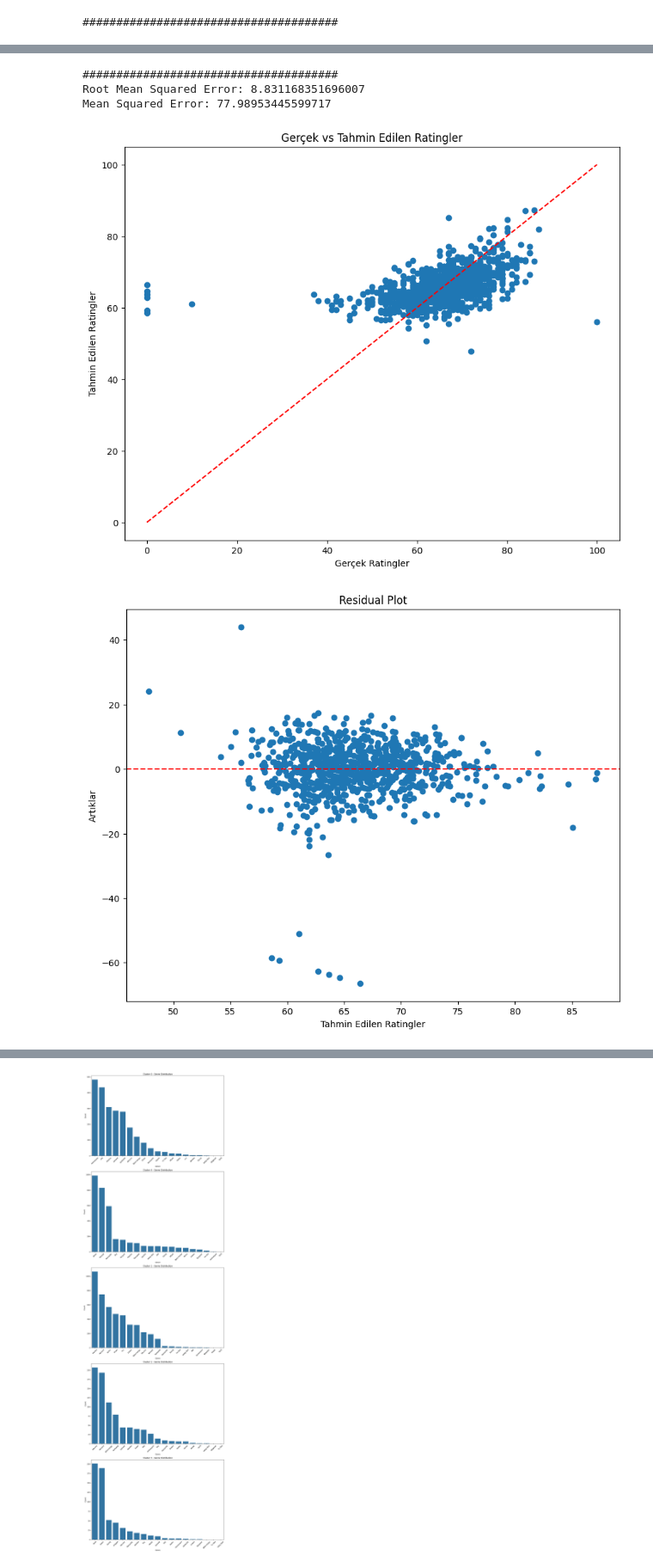
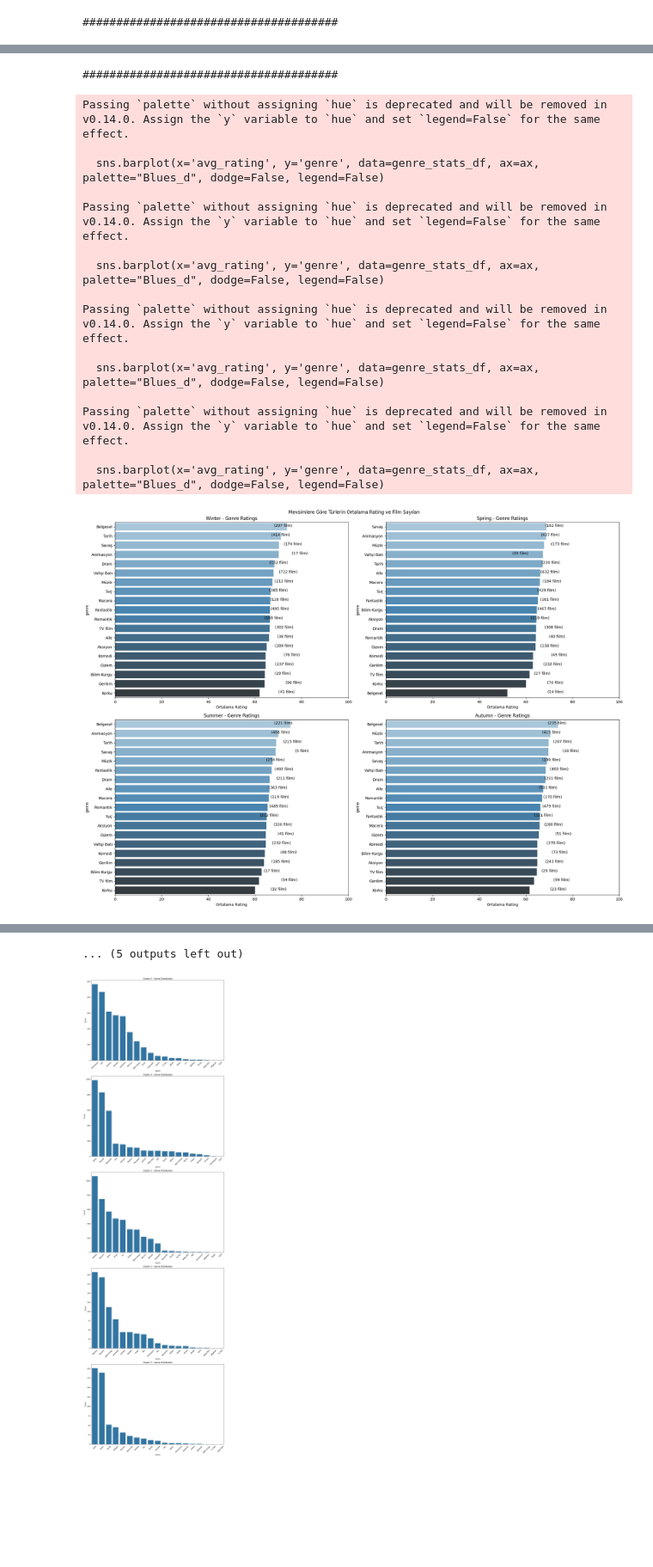
Before and after one commit to berkezkul/Letterbox_Scraping_Analysis, a Jupyter notebook: Movie_Analysis_TMDB.ipynb, the cells around one changed output, grey strips where cells are left out. Shown at 86% size. Drawn from its saved outputs; the diff is of its cells as text; code cells hidden in the pictures; blank space fills up the shorter version.

```diff
--- a/Movie_Analysis_TMDB.ipynb
+++ b/Movie_Analysis_TMDB.ipynb
@@ -25,7 +25,7 @@ pd.set_option('display.float_format', lambda x: '%.3f' % x)
 pd.set_option('display.width', 500)
 # %%
 def load():
-    data = pd.read_csv("/content/sample_data/TMDBmovies_details.csv")
+    data = pd.read_csv("/content/sample_data/tmdb_data.csv")
     return data
 # %%
 df = load()
@@ -367,16 +407,22 @@ movie_clusters = cluster_movies(X_scaled)
 # Yönetmenleri kümeler halinde gruplandırdık.
 director_clusters = cluster_directors(df)
 
-#Visualization
+'''Visualization'''
+
 visualize_clusters(df, movie_clusters)
 visualize_boxplot(df)
 genre_ratios_df = visualize_boxplot(df)
 visualize_top_directors(df)
 
-# Model
+#Sezona göre film türlerinin ortalama ratingleri
+visualize_genre_ratings_by_season(df)
+
+
+'''Model'''
+
 model, X_test, y_test, y_pred = train_model(df)
 
-features = ['rating', 'release_year', 'runtime', 'budget', 'revenue', 'net_gain'] + \
+features = ['release_year', 'runtime', 'budget', 'revenue', 'net_gain'] + \
            [col for col in df.columns if col.startswith('language_') or col.startswith('genres_') or col.startswith('release_season_')]
 
 evaluate_model_performance(y_test, y_pred)
@@ -403,5 +449,17 @@ evaluate_model_performance(y_test, y_pred)
 ######################################
-Root Mean Squared Error: 8.831168351696007
-Mean Squared Error: 77.98953445599717
+Passing `palette` without assigning `hue` is deprecated and will be removed in v0.14.0. Assign the `y` variable to `hue` and set `legend=False` for the same effect.
+
+  sns.barplot(x='avg_rating', y='genre', data=genre_stats_df, ax=ax, palette="Blues_d", dodge=False, legend=False)
+
+Passing `palette` without assigning `hue` is deprecated and will be removed in v0.14.0. Assign the `y` variable to `hue` and set `legend=False` for the same effect.
+
+  sns.barplot(x='avg_rating', y='genre', data=genre_stats_df, ax=ax, palette="Blues_d", dodge=False, legend=False)
+
+Passing `palette` without assigning `hue` is deprecated and will be removed in v0.14.0. Assign the `y` variable to `hue` and set `legend=False` for the same effect.
+
+  sns.barplot(x='avg_rating', y='genre', data=genre_stats_df, ax=ax, palette="Blues_d", dodge=False, legend=False)
+
+Passing `palette` without assigning `hue` is deprecated and will be removed in v0.14.0. Assign the `y` variable to `hue` and set `legend=False` for the same effect.
+
+  sns.barplot(x='avg_rating', y='genre', data=genre_stats_df, ax=ax, palette="Blues_d", dodge=False, legend=False)
-[figure, old version]
+[figure, new version]
-[figure, removed]
@@ -410,3 +466,4 @@ Mean Squared Error: 77.98953445599717
+... (5 outputs left out)
 # %%
 visualize_genres_in_clusters(df)
 # %% [output]
```
Also changed, not shown: parts of 9 cells of this notebook.
